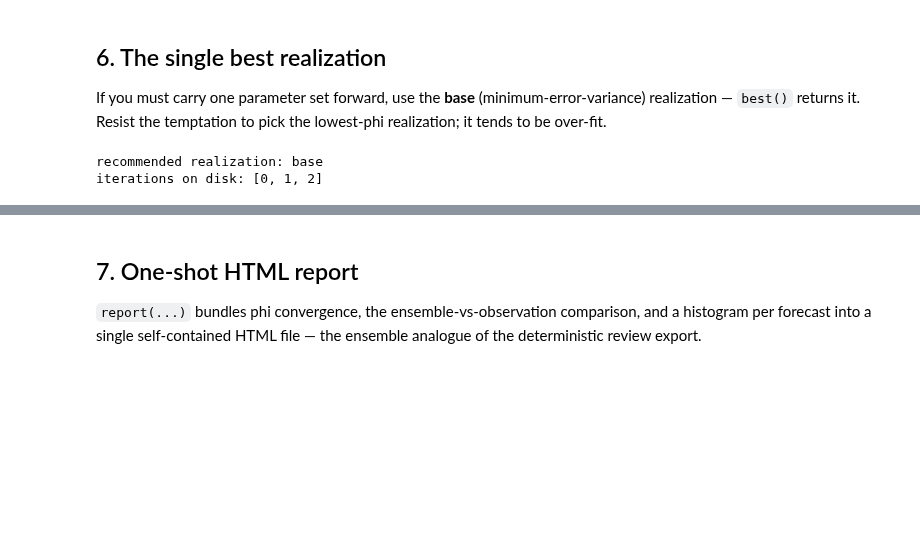
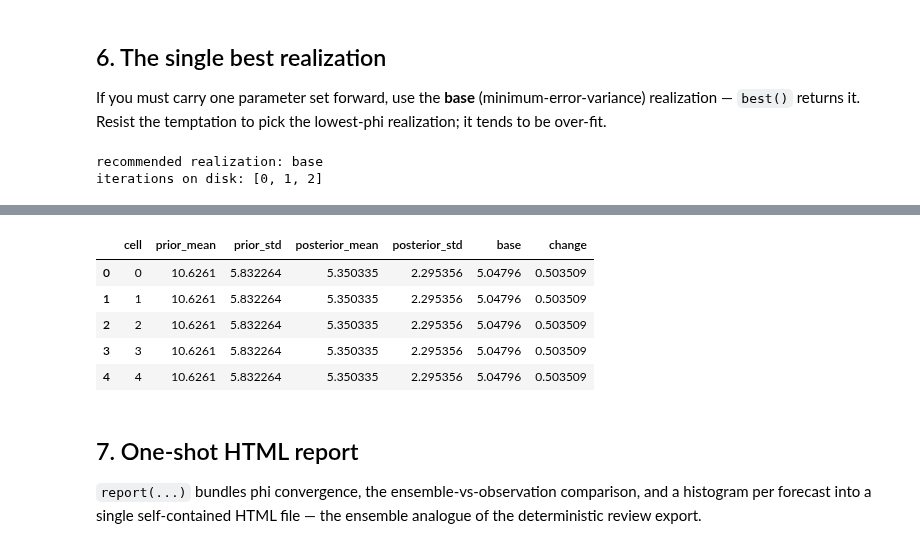
Before and after one commit to lmioduszewski/simple_modflow, a Jupyter notebook: examples/mf6/notebooks/canonical_06_pest_ies_uncertainty.ipynb, the cells around one changed output, grey strips where cells are left out. Cells and saved outputs as stored; diff of their text form; code cells hidden in the pictures; blank space fills up the shorter version.

```diff
--- a/examples/mf6/notebooks/canonical_06_pest_ies_uncertainty.ipynb
+++ b/examples/mf6/notebooks/canonical_06_pest_ies_uncertainty.ipynb
@@ -133,3 +154,16 @@ iterations on disk: [0, 1, 2]
+# %%
+if ies is not None:
+    display(ies.plot_field('k', stat='mean', which='posterior'))
+    display(ies.plot_field('k', stat='std'))
+    display(ies.plot_field('k', stat='change'))
+    display(ies.field('k').head())
+# %% [output]
+|  | cell | prior_mean | prior_std | posterior_mean | posterior_std | base | change |
+| 0 | 0 | 10.6261 | 5.832264 | 5.350335 | 2.295356 | 5.04796 | 0.503509 |
+| 1 | 1 | 10.6261 | 5.832264 | 5.350335 | 2.295356 | 5.04796 | 0.503509 |
+| 2 | 2 | 10.6261 | 5.832264 | 5.350335 | 2.295356 | 5.04796 | 0.503509 |
+| 3 | 3 | 10.6261 | 5.832264 | 5.350335 | 2.295356 | 5.04796 | 0.503509 |
+| 4 | 4 | 10.6261 | 5.832264 | 5.350335 | 2.295356 | 5.04796 | 0.503509 |
 # %% [markdown]
 ## 7. One-shot HTML report
 
```
Also changed, not shown: parts of 2 cells of this notebook, 6 other files.
